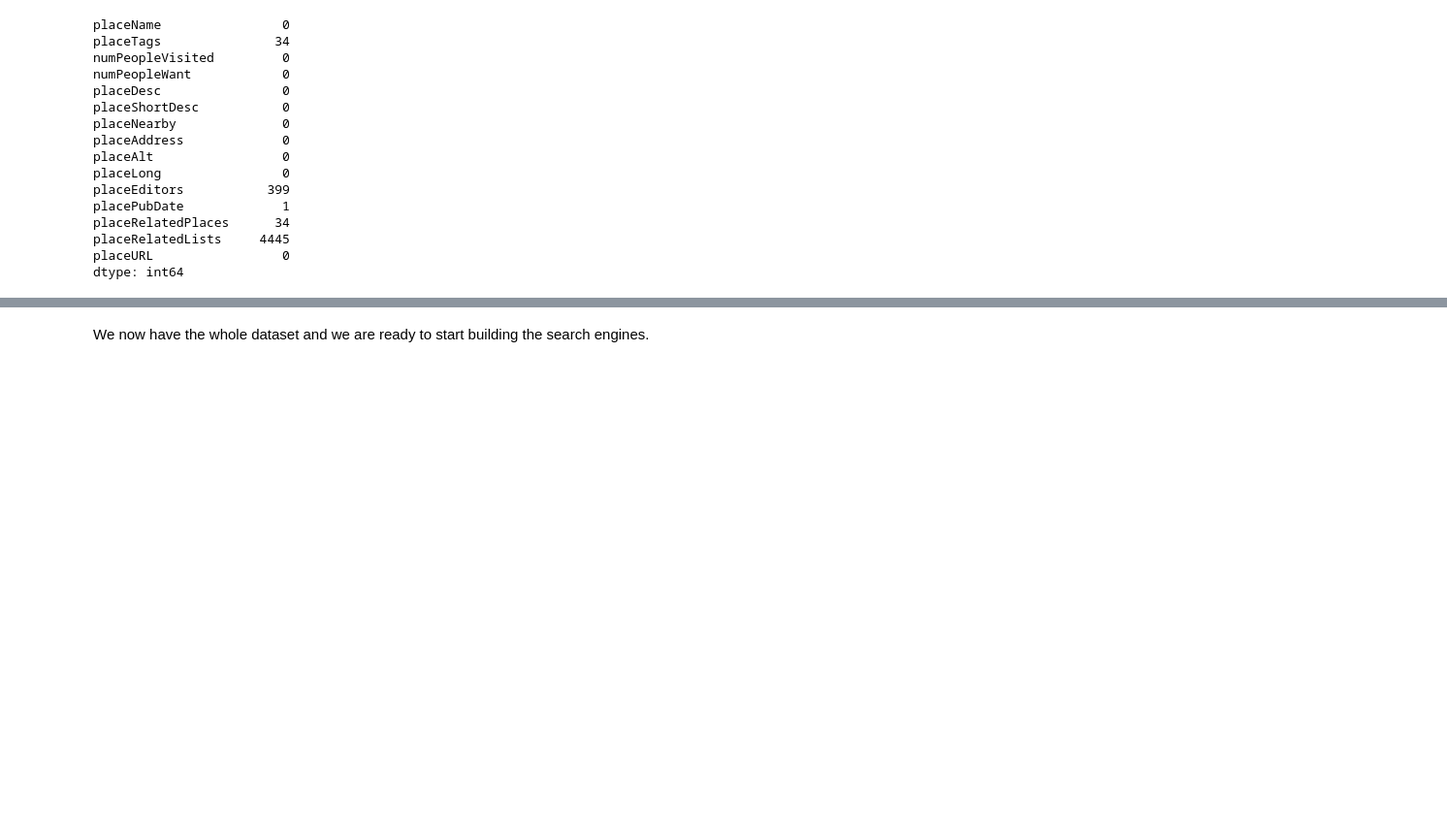
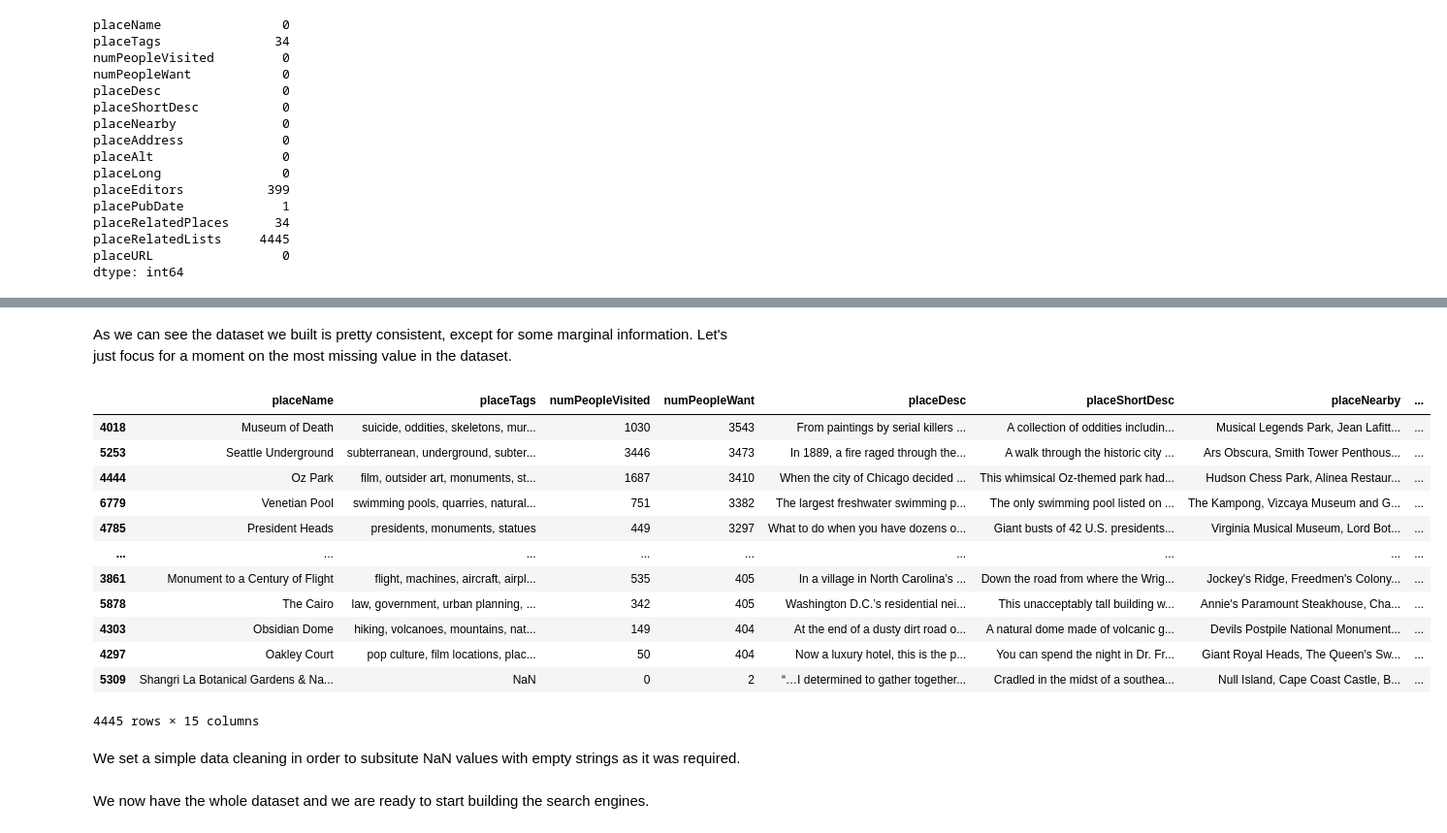
Before and after one commit to LucaFabri99/3HW-ADM-Fabri.Dinino.Aur, a Jupyter notebook: main.ipynb, the cells around one changed output, grey strips where cells are left out. Shown at 97% size. Saved outputs shown, nothing was run; the diff lists cells and outputs as text; code cells hidden in the pictures; blank space fills up the shorter version.

```diff
--- a/main.ipynb
+++ b/main.ipynb
@@ -234,3 +247,24 @@ dtype: int64
+# %% [markdown]
+As we can see the dataset we built is pretty consistent, except for some marginal information. Let's just focus for a moment on the most missing value in the dataset.
+# %%
+mostPopularPlaces[mostPopularPlaces.placeRelatedLists.isna()].sort_values(by='numPeopleWant', ascending=False)
+# %% [output]
+|  | placeName | placeTags | numPeopleVisited | numPeopleWant | placeDesc | placeShortDesc | placeNearby | ... |
+| 4018 | Museum of Death | suicide, oddities, skeletons, mur... | 1030 | 3543 | From paintings by serial killers ... | A collection of oddities includin... | Musical Legends Park, Jean Lafitt... | ... |
+| 5253 | Seattle Underground | subterranean, underground, subter... | 3446 | 3473 | In 1889, a fire raged through the... | A walk through the historic city ... | Ars Obscura, Smith Tower Penthous... | ... |
+| 4444 | Oz Park | film, outsider art, monuments, st... | 1687 | 3410 | When the city of Chicago decided ... | This whimsical Oz-themed park had... | Hudson Chess Park, Alinea Restaur... | ... |
+| 6779 | Venetian Pool | swimming pools, quarries, natural... | 751 | 3382 | The largest freshwater swimming p... | The only swimming pool listed on ... | The Kampong, Vizcaya Museum and G... | ... |
+| 4785 | President Heads | presidents, monuments, statues | 449 | 3297 | What to do when you have dozens o... | Giant busts of 42 U.S. presidents... | Virginia Musical Museum, Lord Bot... | ... |
+| ... | ... | ... | ... | ... | ... | ... | ... | ... |
+| 3861 | Monument to a Century of Flight | flight, machines, aircraft, airpl... | 535 | 405 | In a village in North Carolina’s ... | Down the road from where the Wrig... | Jockey's Ridge, Freedmen's Colony... | ... |
+| 5878 | The Cairo | law, government, urban planning, ... | 342 | 405 | Washington D.C.’s residential nei... | This unacceptably tall building w... | Annie's Paramount Steakhouse, Cha... | ... |
+| 4303 | Obsidian Dome | hiking, volcanoes, mountains, nat... | 149 | 404 | At the end of a dusty dirt road o... | A natural dome made of volcanic g... | Devils Postpile National Monument... | ... |
+| 4297 | Oakley Court | pop culture, film locations, plac... | 50 | 404 | Now a luxury hotel, this is the p... | You can spend the night in Dr. Fr... | Giant Royal Heads, The Queen's Sw... | ... |
+| 5309 | Shangri La Botanical Gardens & Na... | NaN | 0 | 2 | “…I determined to gather together... | Cradled in the midst of a southea... | Null Island, Cape Coast Castle, B... | ... |
+4445 rows × 15 columns
+# %% [markdown]
+
+We set a simple data cleaning in order to subsitute NaN values with empty strings as it was required.
 # %% [markdown]
 We now have the whole dataset and we are ready to start building the search engines.
 # %% [markdown]
```
Also changed, not shown: parts of 3 cells of this notebook, 1 other file.
